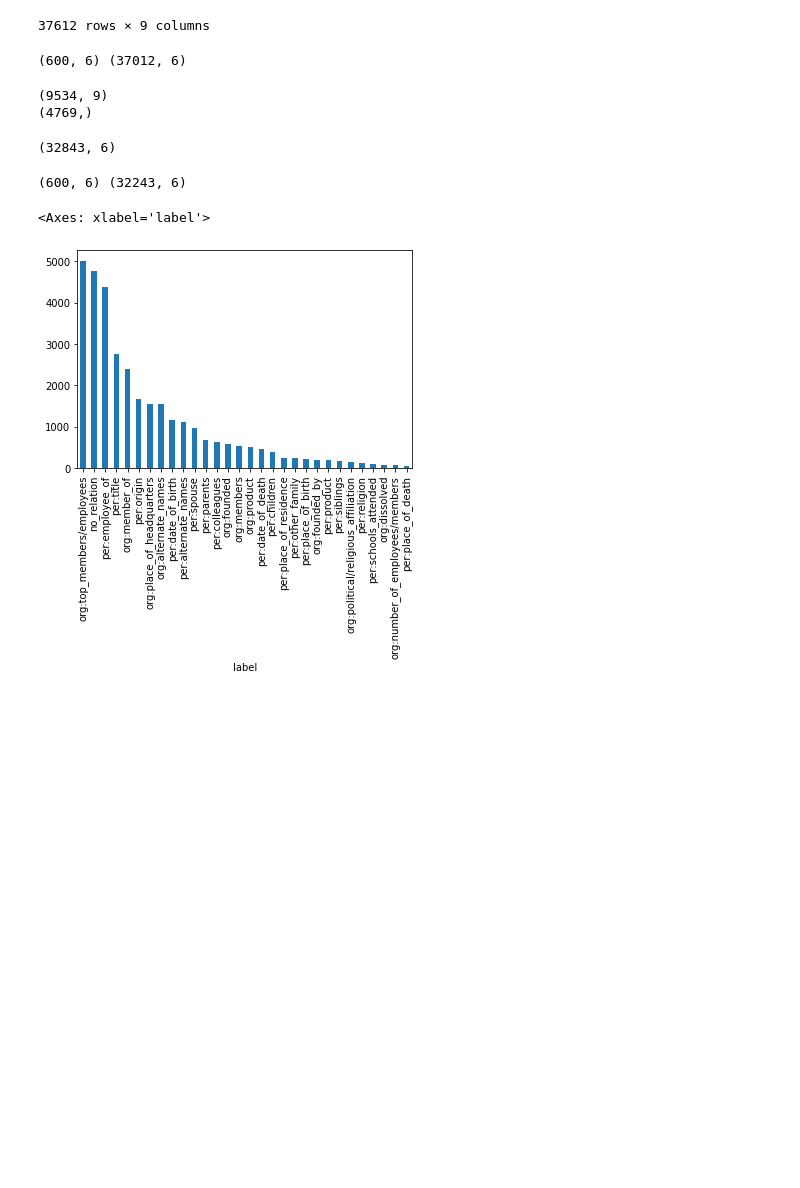
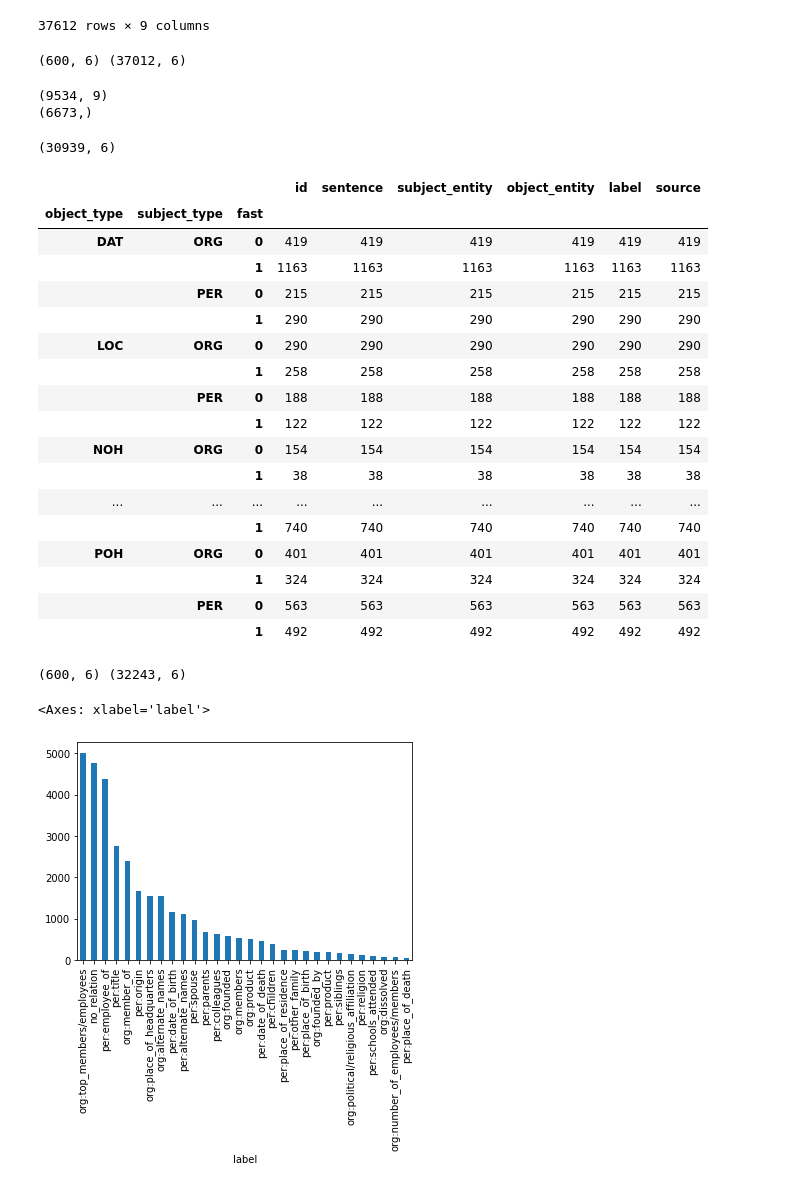
Before and after one commit to SangGank/bc_project2, a Jupyter notebook: dataAnalysis/makesample.ipynb, the cells around one changed output. Drawn from its saved outputs; the diff is of its cells as text; code cells hidden in the pictures; blank space fills up the shorter version.

```diff
--- a/dataAnalysis/makesample.ipynb
+++ b/dataAnalysis/makesample.ipynb
@@ -446,7 +446,7 @@ train_sample.to_csv('../data/dataset/train/train_arg_equal.csv')
 no_have_norel = data_argument.copy()
 remove_no = data_argument2[data_argument2.label == 'no_relation']
 print(remove_no.shape)
-remove_no_idx = remove_no.groupby(['object_type','subject_type','fast']).sample(frac=0.5, random_state=777).index
+remove_no_idx = remove_no.groupby(['object_type','subject_type','fast']).sample(frac=0.7, random_state=777).index
 print(remove_no_idx.shape)
 no_have_norel=no_have_norel.drop(remove_no_idx)
 no_have_norel.id=range(no_have_norel.shape[0])
@@ -455,8 +455,29 @@ no_have_norel.to_csv('../data/dataset/train/no_half_train.csv')
 no_have_norel.shape
 # %% [output]
 (9534, 9)
-(4769,)
+(6673,)
-(32843, 6)
+(30939, 6)
+# %%
+remove_no.groupby(['object_type','subject_type','fast']).count()
+# %% [output]
+|  |  |  | id | sentence | subject_entity | object_entity | label | source |
+| object_type | subject_type | fast |  |  |  |  |  |  |
+| DAT | ORG | 0 | 419 | 419 | 419 | 419 | 419 | 419 |
+|  |  | 1 | 1163 | 1163 | 1163 | 1163 | 1163 | 1163 |
+|  | PER | 0 | 215 | 215 | 215 | 215 | 215 | 215 |
+|  |  | 1 | 290 | 290 | 290 | 290 | 290 | 290 |
+| LOC | ORG | 0 | 290 | 290 | 290 | 290 | 290 | 290 |
+|  |  | 1 | 258 | 258 | 258 | 258 | 258 | 258 |
+|  | PER | 0 | 188 | 188 | 188 | 188 | 188 | 188 |
+|  |  | 1 | 122 | 122 | 122 | 122 | 122 | 122 |
+| NOH | ORG | 0 | 154 | 154 | 154 | 154 | 154 | 154 |
+|  |  | 1 | 38 | 38 | 38 | 38 | 38 | 38 |
+| ... | ... | ... | ... | ... | ... | ... | ... | ... |
+|  |  | 1 | 740 | 740 | 740 | 740 | 740 | 740 |
+| POH | ORG | 0 | 401 | 401 | 401 | 401 | 401 | 401 |
+|  |  | 1 | 324 | 324 | 324 | 324 | 324 | 324 |
+|  | PER | 0 | 563 | 563 | 563 | 563 | 563 | 563 |
+|  |  | 1 | 492 | 492 | 492 | 492 | 492 | 492 |
 # %%
 dev_index = no_have_norel.groupby(['label']).sample(n=20, random_state=777).index
 dev_sample = no_have_norel.iloc[dev_index]
```
Also changed, not shown: parts of 2 cells of this notebook.
